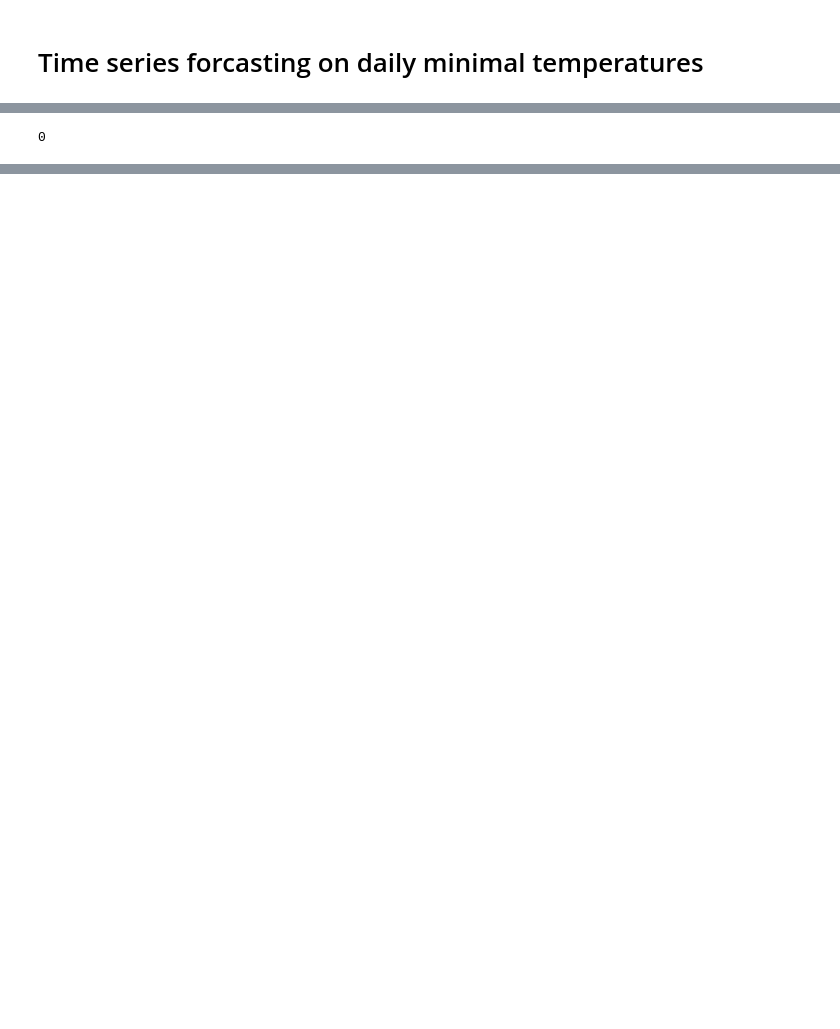
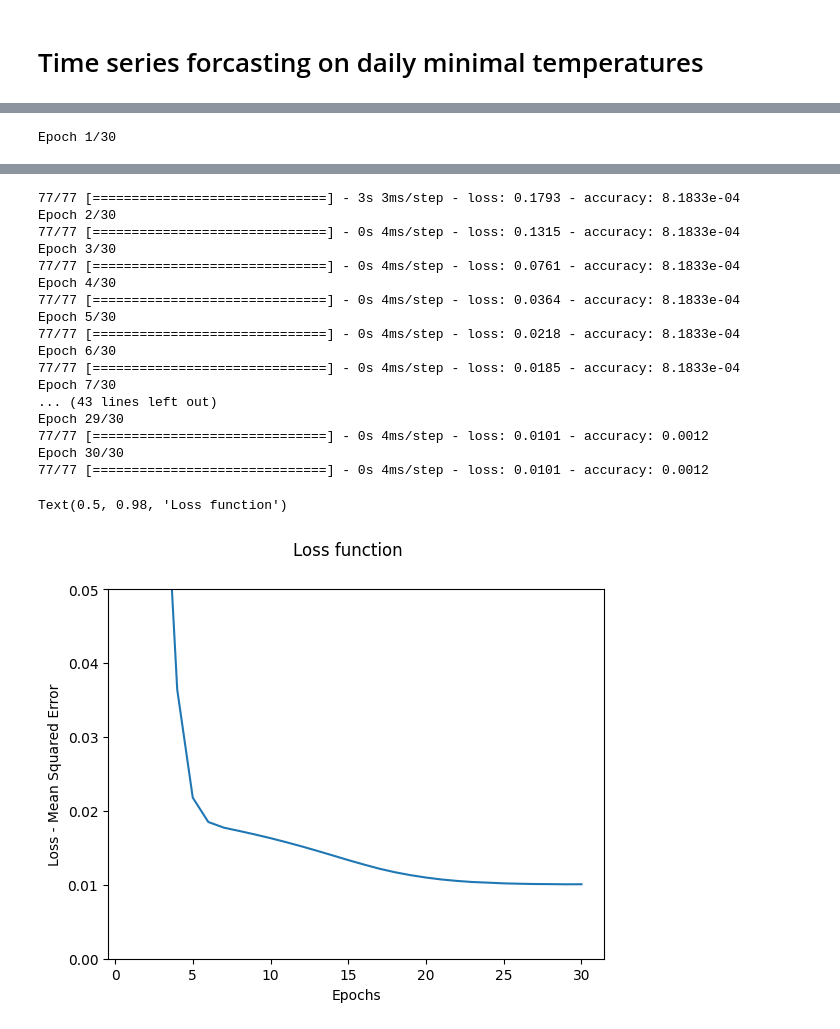
Before and after one commit to Felix-Busse/Recurrent_NNR, a Jupyter notebook: NRR_on_classic_datasets.ipynb, the cells around one changed output, grey strips where cells are left out. Drawn from its saved outputs; the diff is of its cells as text; code cells hidden in the pictures; blank space fills up the shorter version.

Commit message:
Univariant time series prediction LSTM fitted for first time

```diff
--- a/NRR_on_classic_datasets.ipynb
+++ b/NRR_on_classic_datasets.ipynb
@@ -48,2 +68,16 @@ df_raw = df_raw.assign(new=df_raw.Temp*2)
 # %%
-df = tweak_daily_min_temperature(df_raw)
+# Initialize scaler and use it to obtain numpy array of data scaled to values 0 to 1.
+scaler = MinMaxScaler(copy=False)
+x_scaled = scaler.fit_transform(df.to_numpy())
+# Split off two datasets to be used as training  and evaluation datasets
+split_index = int(len(data_scaled)*0.67)
+x_train = data_scaled[:split_index, 0]
+x_eval = data_scaled[split_index:, 0]
+# Sclice off y-data
+y_train = data_scaled[:split_index, 1]
+y_eval = data_scaled[split_index:, 1]
+# Bring numpy array to shape (samples, timesteps, features), where timesteps=1, features=1
+x_train = x_train.reshape(x_train.shape[0], 1, 1)
+y_train = y_train.reshape(y_train.shape[0], 1, 1)
+x_eval = x_eval.reshape(x_eval.shape[0], 1, 1)
+y_eval = y_eval.reshape(y_eval.shape[0], 1, 1)
@@ -71,3 +86,10 @@ time_series_to_supervised_learning(df, n_shift_back=2)
 # %%
-df
+RNN = ks.Sequential()
+RNN.add(ks.layers.LSTM(10, input_shape=(1, 1), return_sequences=True)) #hidden layer
+RNN.add(ks.layers.LSTM(1, return_sequences=True)) # output layer
+
+RNN.compile(loss='mean_squared_error', metrics='accuracy', optimizer='adam')
+
+# List to add up values of loss function during training
+history_buffer_loss = []
 # %% [output]
@@ -88,3 +108,14 @@ df
 # %%
+# Fit model on training data
+history = RNN.fit(x_train, y_train, epochs=30)
+# Adding up information about loss for each epoch
+history_buffer_loss += history.history['loss']
+# plotting loss function
+fig, ax = plt.subplots()
+ax.set_ylim(bottom=0, top=0.05) #top=np.max(history_buffer_loss).round(1) + 0.1)
+ax.set_xlabel('Epochs')
+ax.set_ylabel('Loss - Mean Squared Error')
+ax.plot(list(range(1, len(history_buffer_loss) + 1)), history_buffer_loss)
+fig.suptitle('Loss function')
 # %% [output]
-0
+Epoch 1/30
@@ -90,0 +139,19 @@ df
+77/77 [==============================] - 3s 3ms/step - loss: 0.1793 - accuracy: 8.1833e-04
+Epoch 2/30
+77/77 [==============================] - 0s 4ms/step - loss: 0.1315 - accuracy: 8.1833e-04
+Epoch 3/30
+77/77 [==============================] - 0s 4ms/step - loss: 0.0761 - accuracy: 8.1833e-04
+Epoch 4/30
+77/77 [==============================] - 0s 4ms/step - loss: 0.0364 - accuracy: 8.1833e-04
+Epoch 5/30
+77/77 [==============================] - 0s 4ms/step - loss: 0.0218 - accuracy: 8.1833e-04
+Epoch 6/30
+77/77 [==============================] - 0s 4ms/step - loss: 0.0185 - accuracy: 8.1833e-04
+Epoch 7/30
+... (43 lines left out)
+Epoch 29/30
+77/77 [==============================] - 0s 4ms/step - loss: 0.0101 - accuracy: 0.0012
+Epoch 30/30
+77/77 [==============================] - 0s 4ms/step - loss: 0.0101 - accuracy: 0.0012
+Text(0.5, 0.98, 'Loss function')
+[figure, added]
```
Also changed, not shown: parts of 10 cells of this notebook.
